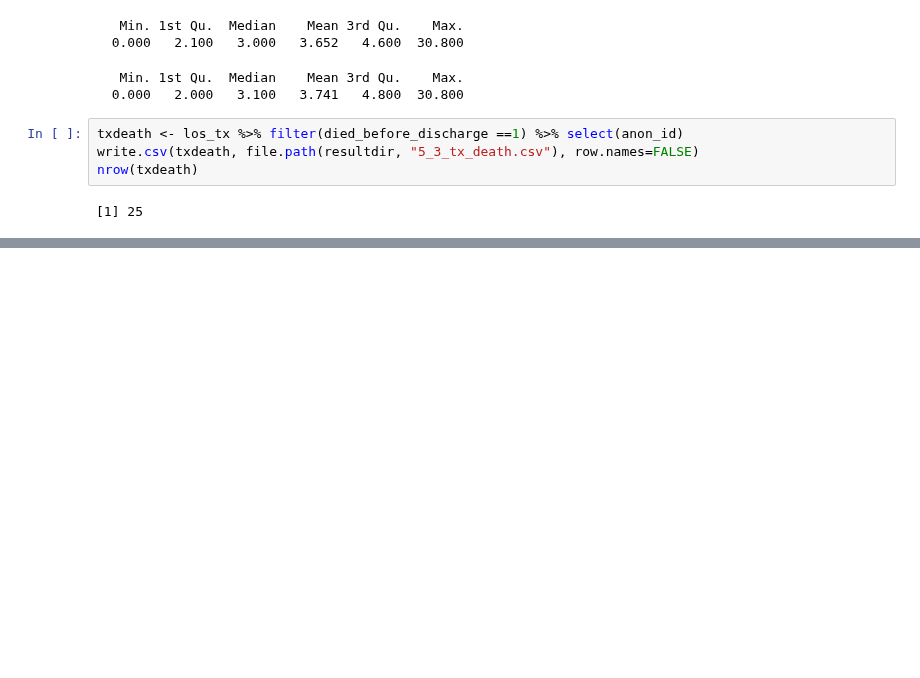
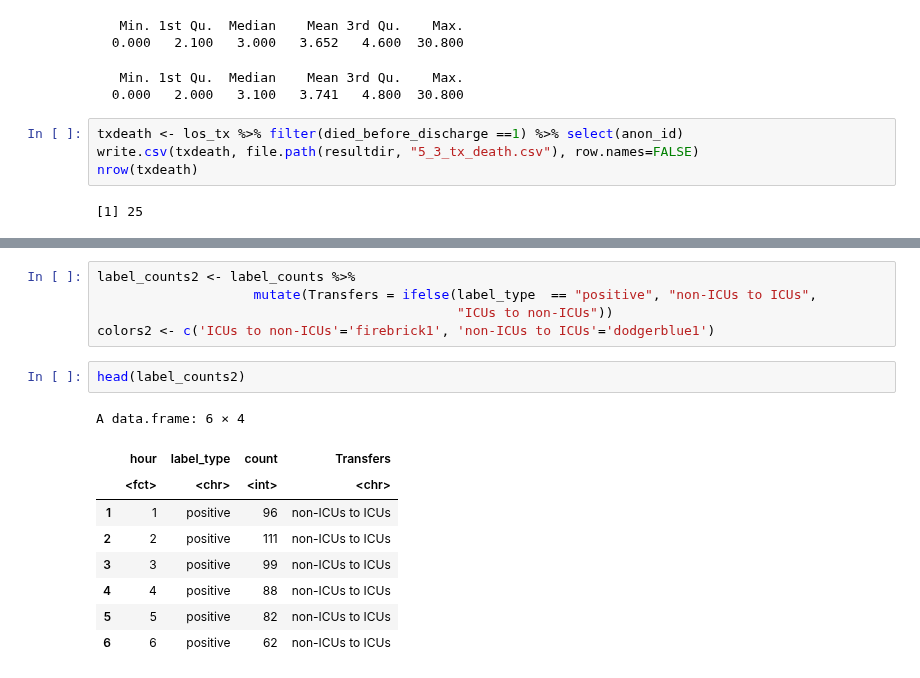
Before and after one commit to Minh084/TDA, a Jupyter notebook: 5_results_analysis/5.3_EDA_R.ipynb, the cells around one changed output, grey strips where cells are left out. Cells and saved outputs as stored; diff of their text form; blank space fills up the shorter version.

```diff
--- a/5_results_analysis/5.3_EDA_R.ipynb
+++ b/5_results_analysis/5.3_EDA_R.ipynb
@@ -894,0 +973,17 @@ nrow(txdeath)
+# %%
+label_counts2 <- label_counts %>%
+                    mutate(Transfers = ifelse(label_type  == "positive", "non-ICUs to ICUs",
+                                              "ICUs to non-ICUs"))
+colors2 <- c('ICUs to non-ICUs'='firebrick1', 'non-ICUs to ICUs'='dodgerblue1')
+# %%
+head(label_counts2)
+# %% [output]
+A data.frame: 6 × 4
+|  | hour | label_type | count | Transfers |
+|  | <fct> | <chr> | <int> | <chr> |
+| 1 | 1 | positive | 96 | non-ICUs to ICUs |
+| 2 | 2 | positive | 111 | non-ICUs to ICUs |
+| 3 | 3 | positive | 99 | non-ICUs to ICUs |
+| 4 | 4 | positive | 88 | non-ICUs to ICUs |
+| 5 | 5 | positive | 82 | non-ICUs to ICUs |
+| 6 | 6 | positive | 62 | non-ICUs to ICUs |
```
Also changed, not shown: parts of 6 cells of this notebook.
